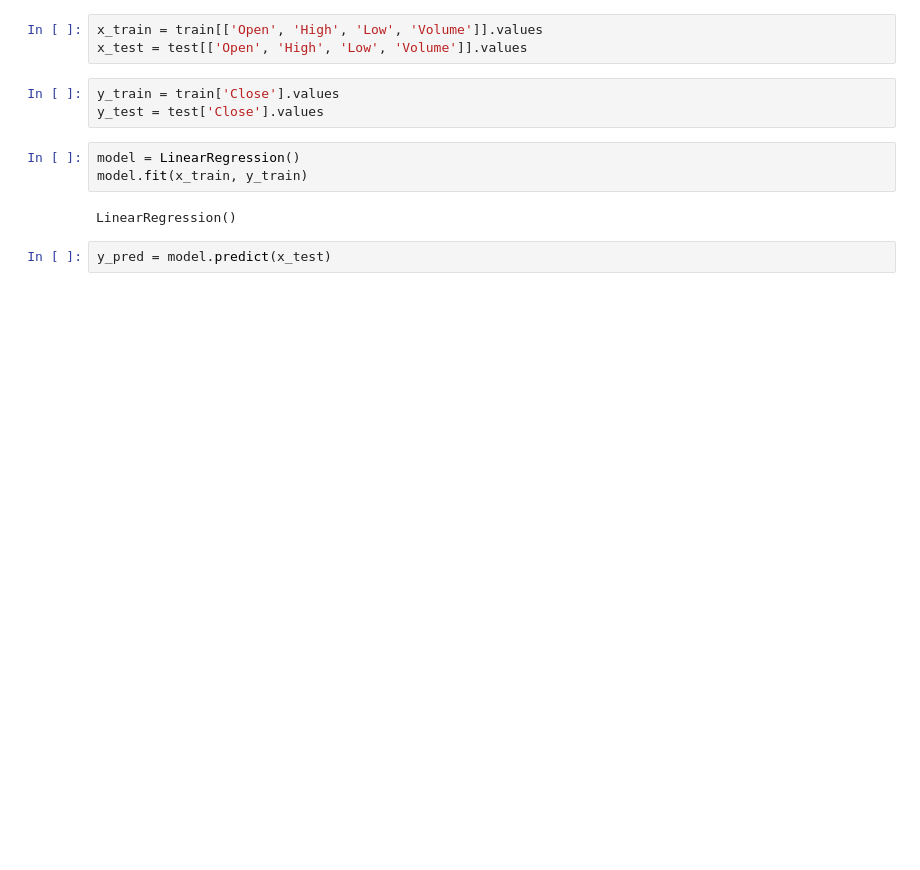
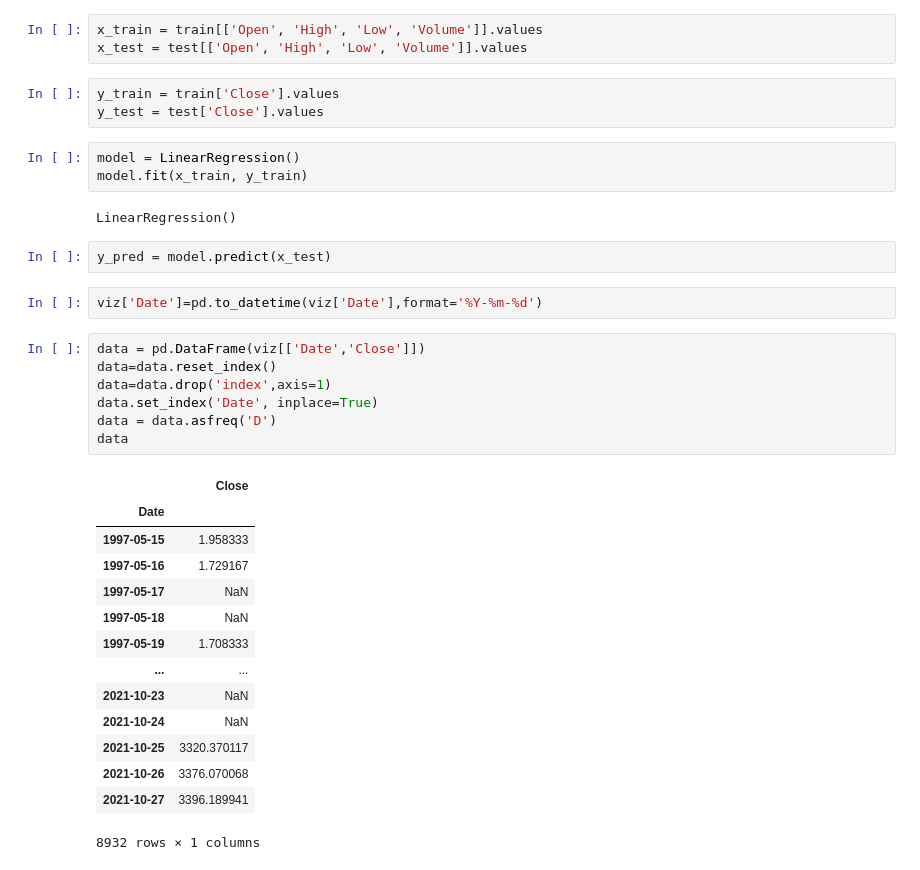
Before and after one commit to Subhajeet-Das/Amazon-Stock-Prediction, a Jupyter notebook: stock-prediction.ipynb, the cells around one changed output. Drawn from its saved outputs; the diff is of its cells as text; blank space fills up the shorter version.

```diff
--- a/stock-prediction.ipynb
+++ b/stock-prediction.ipynb
@@ -113,3 +119,27 @@ model.fit(x_train, y_train)
 LinearRegression()
 # %%
 y_pred = model.predict(x_test)
+# %%
+viz['Date']=pd.to_datetime(viz['Date'],format='%Y-%m-%d')
+# %%
+data = pd.DataFrame(viz[['Date','Close']])
+data=data.reset_index()
+data=data.drop('index',axis=1)
+data.set_index('Date', inplace=True)
+data = data.asfreq('D')
+data
+# %% [output]
+|  | Close |
+| Date |  |
+| 1997-05-15 | 1.958333 |
+| 1997-05-16 | 1.729167 |
+| 1997-05-17 | NaN |
+| 1997-05-18 | NaN |
+| 1997-05-19 | 1.708333 |
+| ... | ... |
+| 2021-10-23 | NaN |
+| 2021-10-24 | NaN |
+| 2021-10-25 | 3320.370117 |
+| 2021-10-26 | 3376.070068 |
+| 2021-10-27 | 3396.189941 |
+8932 rows × 1 columns
```
Also changed, not shown: parts of 13 cells of this notebook.
